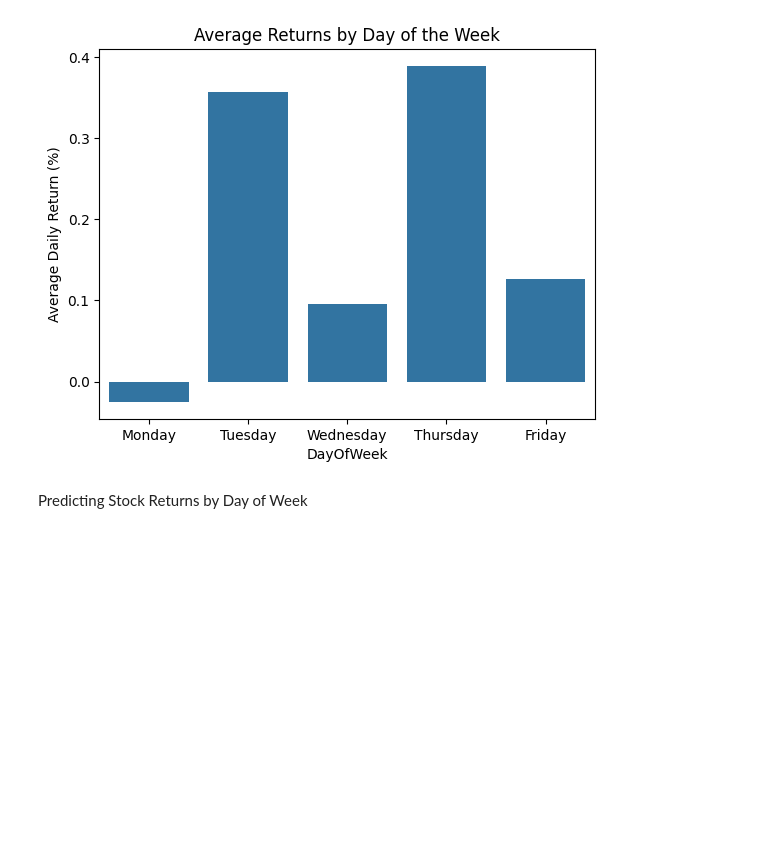
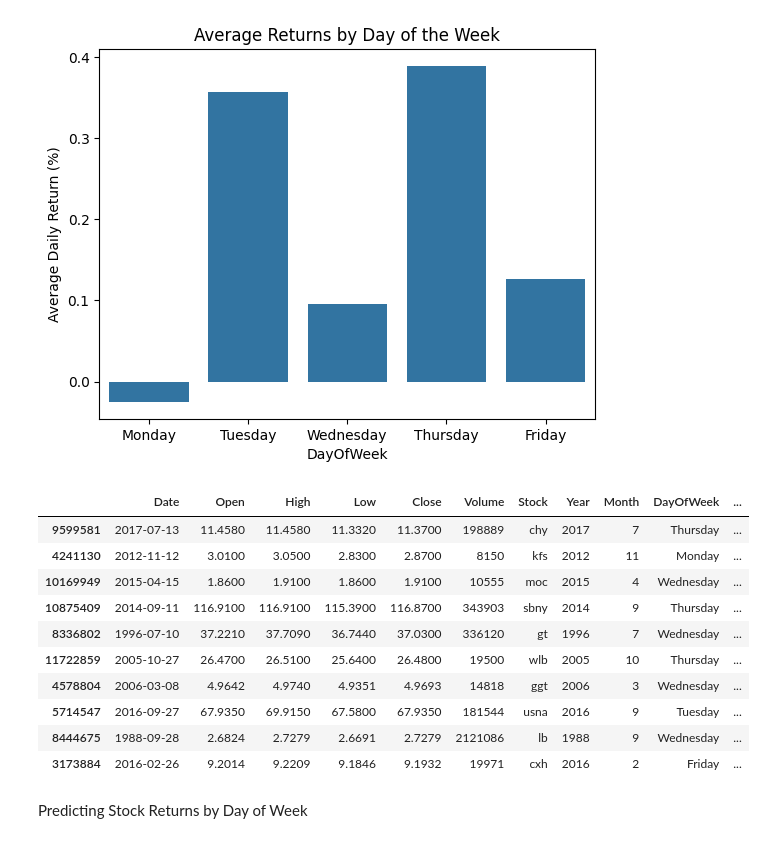
Before and after one commit to raphtlw-work/mldp-project, a Jupyter notebook: training-eval.ipynb, the cells around one changed output. Saved outputs shown, nothing was run; the diff lists cells and outputs as text; code cells hidden in the pictures; blank space fills up the shorter version.

```diff
--- a/training-eval.ipynb
+++ b/training-eval.ipynb
@@ -143,7 +143,20 @@ plt.show()
 [figure]
 # %%
 # Select subset of rows
-sampled_df = combined_df.sample(frac=0.05, random_state=42)
+sampled_df = combined_df.sample(frac=0.001, random_state=42)
+sampled_df.head(10)
+# %% [output]
+|  | Date | Open | High | Low | Close | Volume | Stock | Year | Month | DayOfWeek | ... |
+| 9599581 | 2017-07-13 | 11.4580 | 11.4580 | 11.3320 | 11.3700 | 198889 | chy | 2017 | 7 | Thursday | ... |
+| 4241130 | 2012-11-12 | 3.0100 | 3.0500 | 2.8300 | 2.8700 | 8150 | kfs | 2012 | 11 | Monday | ... |
+| 10169949 | 2015-04-15 | 1.8600 | 1.9100 | 1.8600 | 1.9100 | 10555 | moc | 2015 | 4 | Wednesday | ... |
+| 10875409 | 2014-09-11 | 116.9100 | 116.9100 | 115.3900 | 116.8700 | 343903 | sbny | 2014 | 9 | Thursday | ... |
+| 8336802 | 1996-07-10 | 37.2210 | 37.7090 | 36.7440 | 37.0300 | 336120 | gt | 1996 | 7 | Wednesday | ... |
+| 11722859 | 2005-10-27 | 26.4700 | 26.5100 | 25.6400 | 26.4800 | 19500 | wlb | 2005 | 10 | Thursday | ... |
+| 4578804 | 2006-03-08 | 4.9642 | 4.9740 | 4.9351 | 4.9693 | 14818 | ggt | 2006 | 3 | Wednesday | ... |
+| 5714547 | 2016-09-27 | 67.9350 | 69.9150 | 67.5800 | 67.9350 | 181544 | usna | 2016 | 9 | Tuesday | ... |
+| 8444675 | 1988-09-28 | 2.6824 | 2.7279 | 2.6691 | 2.7279 | 2121086 | lb | 1988 | 9 | Wednesday | ... |
+| 3173884 | 2016-02-26 | 9.2014 | 9.2209 | 9.1846 | 9.1932 | 19971 | cxh | 2016 | 2 | Friday | ... |
 # %%
 # Save dataframe so streamlit can access it
 sampled_df.to_csv('combined_df.csv', index=False)
```
Also changed, not shown: parts of 6 cells of this notebook, 8 other files.
